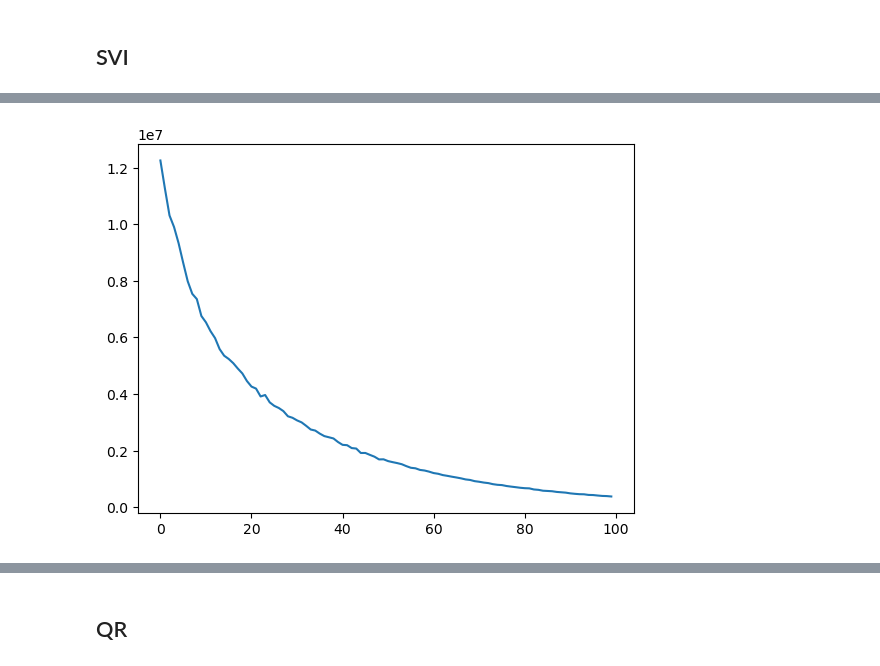
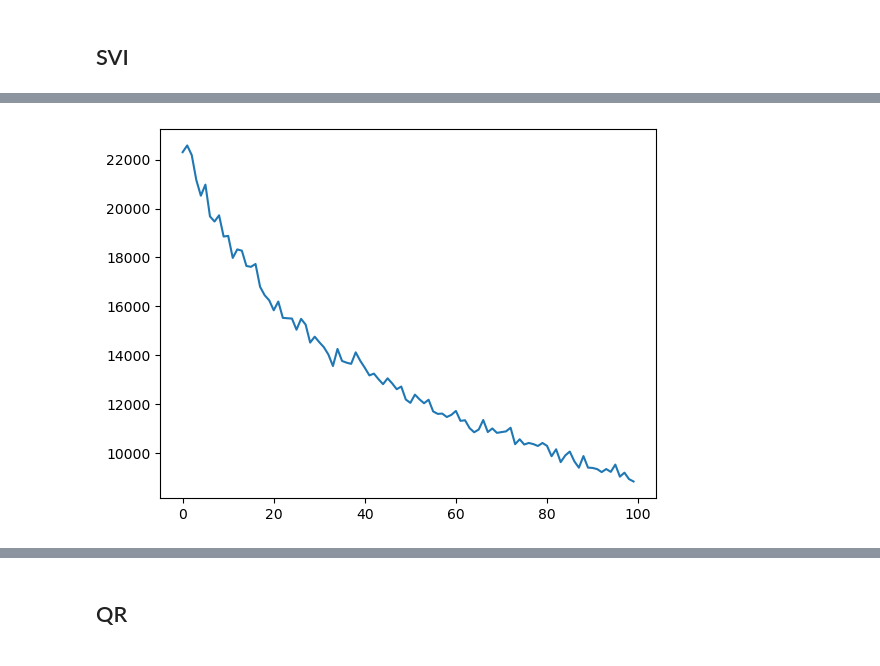
Before and after one commit to filippobezzi/Bayesian-Inference-in-High-Dimensional-Reservoir-Dynamics-for-Neural-Time-Series, a Jupyter notebook: final.ipynb, the cells around one changed output, grey strips where cells are left out. Cells and saved outputs as stored; diff of their text form; code cells hidden in the pictures.

Commit message:
all works. now to add plots

```diff
--- a/final.ipynb
+++ b/final.ipynb
@@ -171,5 +178,10 @@ plt.plot(test_set.x.cpu()[:, 0])
 # %% [markdown]
 ## SVI
+# %%
+# move datasets to gpu
+train_set = train_set.to(device)
+cal_set = cal_set.to(device)
+test_set = test_set.to(device)
 # %%
 svi_model_real = BayesianModel(
     in_features=num_neurons_real, out_features=num_features_real
@@ -184,7 +196,7 @@ optimizer = Adam({"lr": LR})
 # PYRO GUIDE
 
 RANK = int(np.sqrt(num_neurons_real))  # Rank for the Multivariate Normal
-guide = AutoLowRankMultivariateNormal(bayes_model_real, rank=RANK)
+guide = AutoLowRankMultivariateNormal(svi_model_real, rank=RANK)
 # %%
 esn_var_real = ESNVariational(
     svi_model_real,
@@ -192,9 +204,7 @@ esn_var_real = ESNVariational(
     optimizer,
 )
 # %%
-loss_history = esn_var_real.train(
-    DataLoader(train_set, batch_size=16, shuffle=True), EPOCHS
-)
+loss_history = esn_var_real.train(train_set, EPOCHS, batch_size=64, shuffle=True)
 plt.plot(loss_history)
 plt.show()
 # %% [output]
@@ -202,2 +212,2 @@ Epoch 0 | Total ELBO Loss: 12251801.0229
-[figure, old version]
+[figure, new version]
 # %%
```
Also changed, not shown: parts of 25 cells of this notebook, 2 other files.
